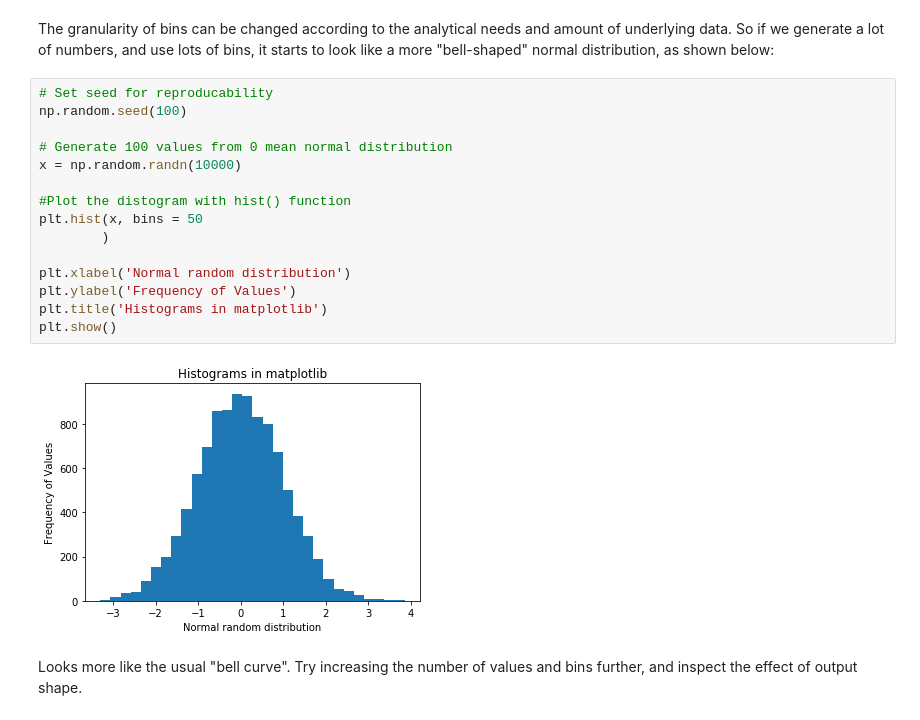
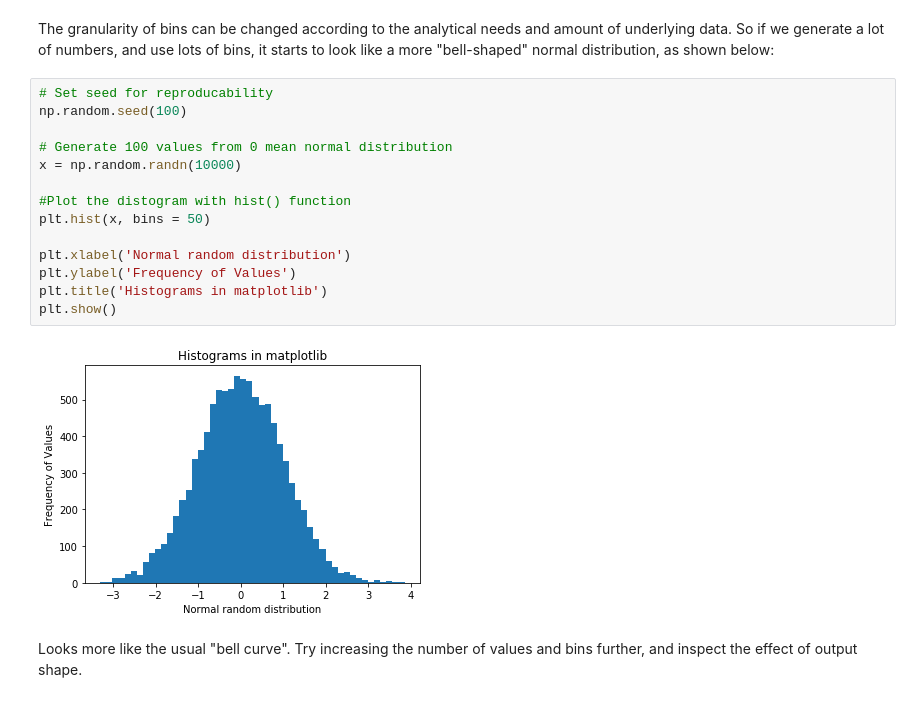
Before and after one commit to robolax/dsc-0-01-21-visualizing-data-online-ds-sp-000, a Jupyter notebook: index.ipynb, the cells around one changed output. Cells and saved outputs as stored; diff of their text form.

```diff
--- a/index.ipynb
+++ b/index.ipynb
@@ -162,20 +162,19 @@ The granularity of bins can be changed according to the analytical needs and amo
 # %%
 # Set seed for reproducability
 np.random.seed(100)
 
 # Generate 100 values from 0 mean normal distribution
 x = np.random.randn(10000)
 
 #Plot the distogram with hist() function
-plt.hist(x, bins = 50
-        )
+plt.hist(x, bins = 50)
 
 plt.xlabel('Normal random distribution')
 plt.ylabel('Frequency of Values')
 plt.title('Histograms in matplotlib')
 plt.show()
 # %% [output]
-[figure, old version]
+[figure, new version]
 # %% [markdown]
 Looks more like the usual "bell curve". Try increasing the number of values and bins further, and inspect the effect of output shape.
 # %% [markdown]
```
